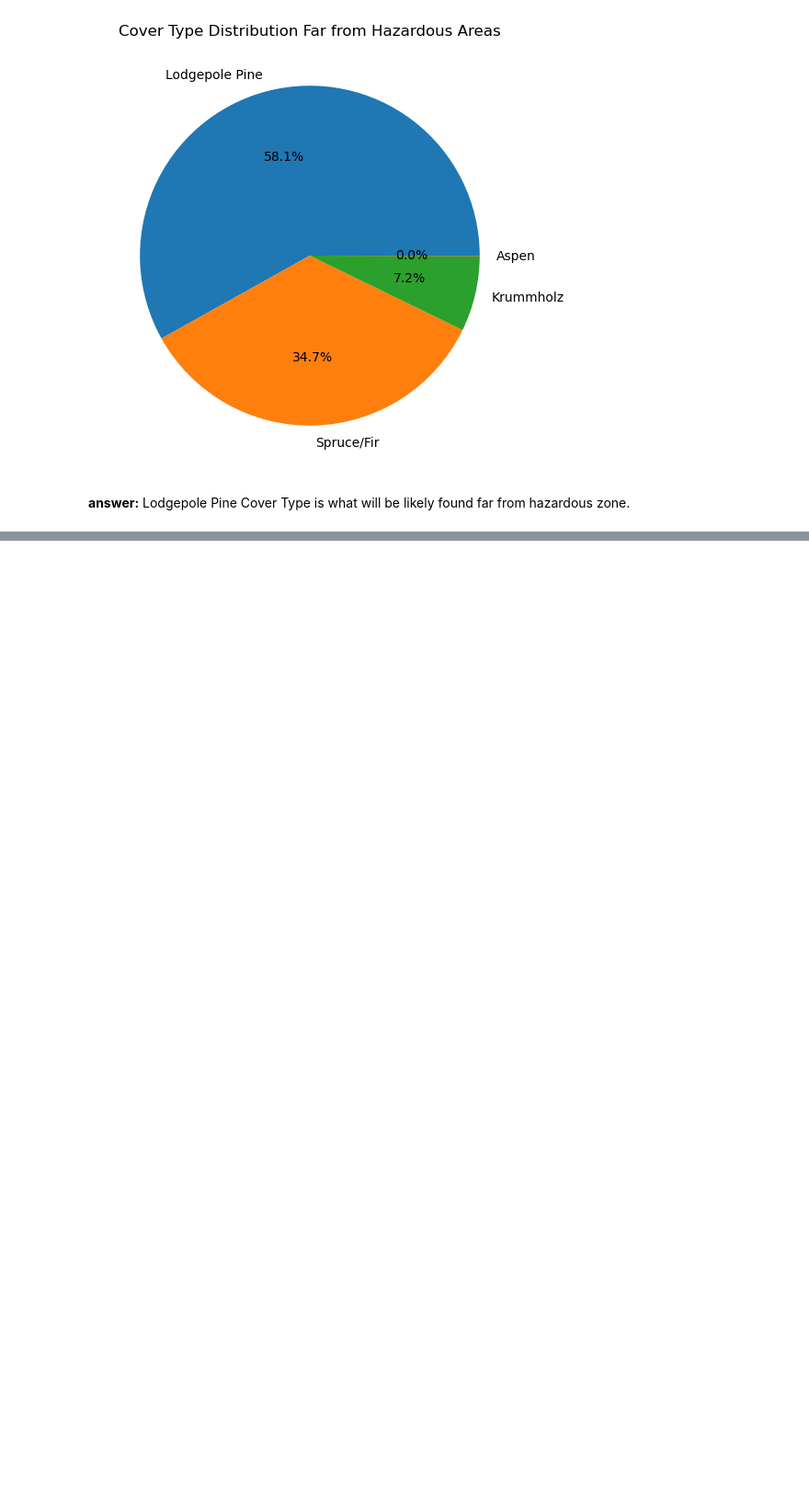
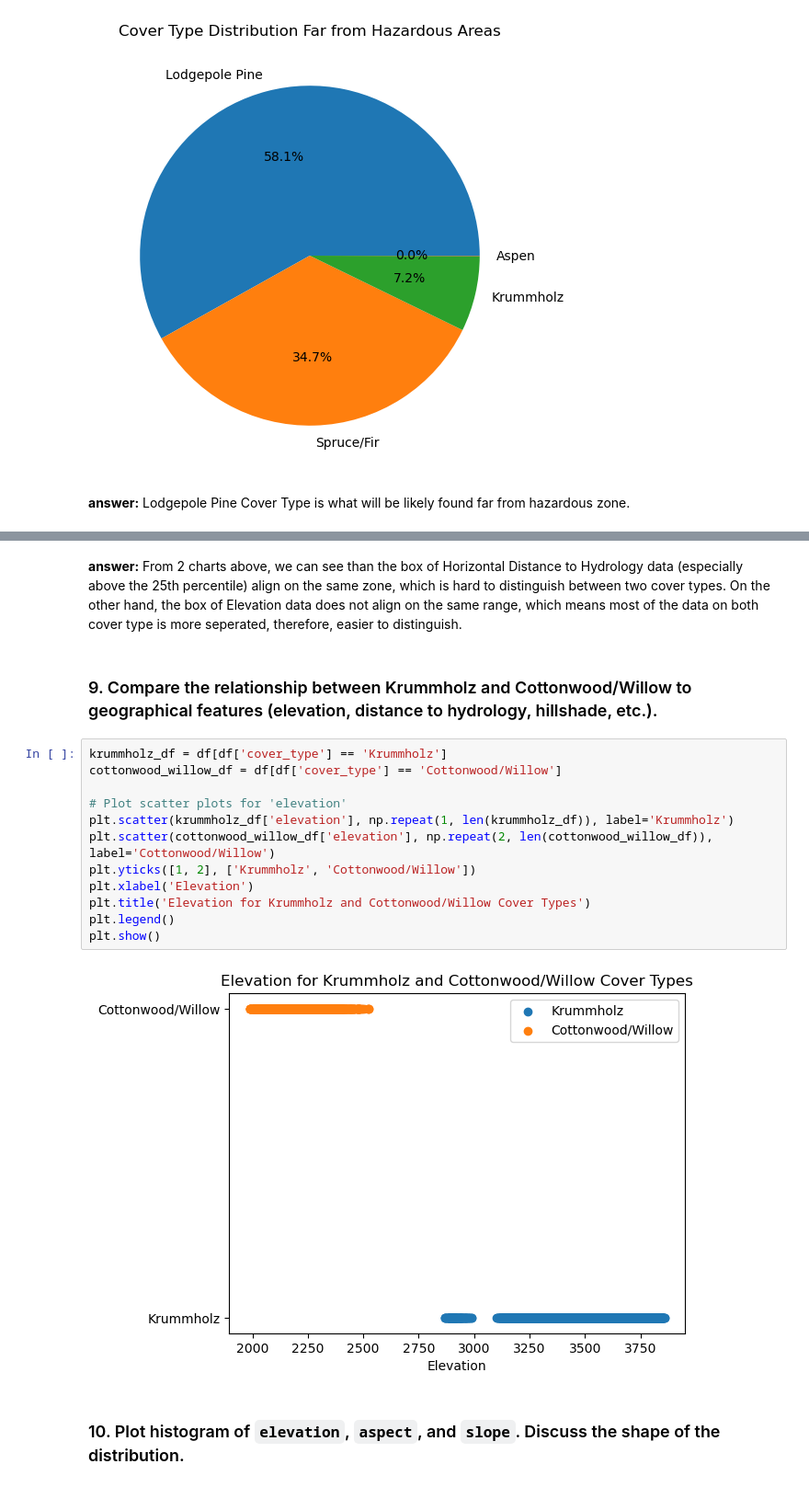
Before and after one commit to wit03/datamodel, a Jupyter notebook: lab4/lab4.ipynb, the cells around one changed output, grey strips where cells are left out. Shown at 92% size. Drawn from its saved outputs; the diff is of its cells as text; blank space fills up the shorter version.

````diff
--- a/lab4/lab4.ipynb
+++ b/lab4/lab4.ipynb
@@ -153,0 +166,20 @@ plt.show()
+# %% [markdown]
+**answer:** From 2 charts above, we can see than the box of Horizontal Distance to Hydrology data (especially above the 25th percentile) align on the same zone, which is hard to distinguish between two cover types. On the other hand, the box of Elevation data does not align on the same range, which means most of the data on both cover type is more seperated, therefore, easier to distinguish.
+# %% [markdown]
+### 9. Compare the relationship between Krummholz and Cottonwood/Willow to geographical features (elevation, distance to hydrology, hillshade, etc.).
+# %%
+krummholz_df = df[df['cover_type'] == 'Krummholz']
+cottonwood_willow_df = df[df['cover_type'] == 'Cottonwood/Willow']
+
+# Plot scatter plots for 'elevation'
+plt.scatter(krummholz_df['elevation'], np.repeat(1, len(krummholz_df)), label='Krummholz')
+plt.scatter(cottonwood_willow_df['elevation'], np.repeat(2, len(cottonwood_willow_df)), label='Cottonwood/Willow')
+plt.yticks([1, 2], ['Krummholz', 'Cottonwood/Willow'])
+plt.xlabel('Elevation')
+plt.title('Elevation for Krummholz and Cottonwood/Willow Cover Types')
+plt.legend()
+plt.show()
+# %% [output]
+[figure, added]
+# %% [markdown]
+### 10. Plot histogram of ```elevation```, ```aspect```, and ```slope```. Discuss the shape of the distribution.
````
Also changed, not shown: parts of 3 cells of this notebook, 6 other files.
